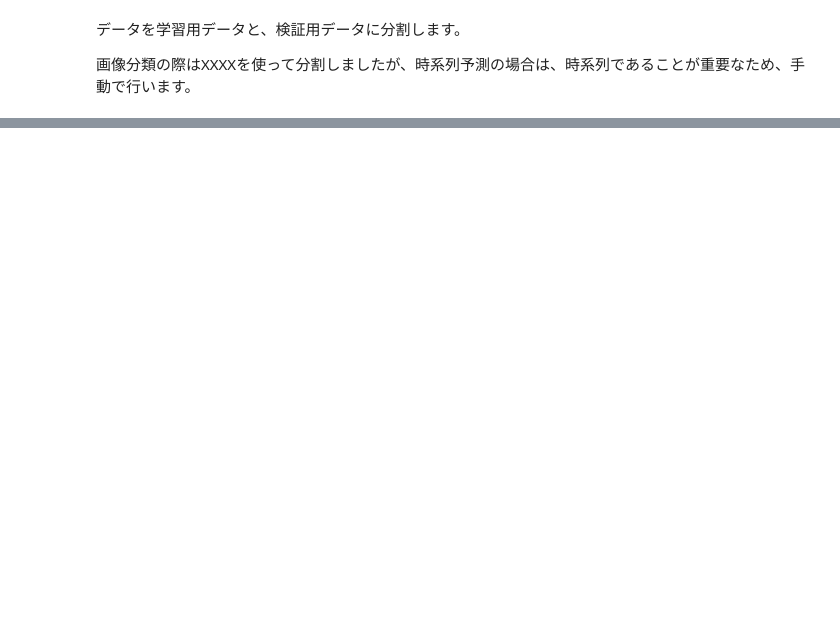
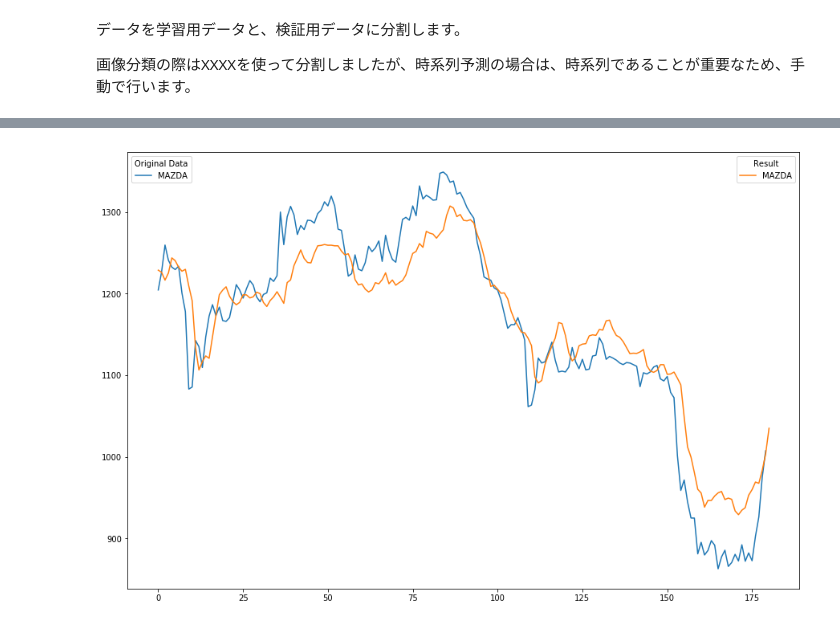
Before and after one commit to scpepper69/ml-learning-materials, a Jupyter notebook: TensorFlow_Keras_LSTM_01_draft.ipynb, the cells around one changed output, grey strips where cells are left out. Saved outputs shown, nothing was run; the diff lists cells and outputs as text; code cells hidden in the pictures; blank space fills up the shorter version.

```diff
--- a/TensorFlow_Keras_LSTM_01_draft.ipynb
+++ b/TensorFlow_Keras_LSTM_01_draft.ipynb
@@ -306,3 +310,17 @@ plt.close()
+# %%
+plt.figure(figsize=(15, 10))
+
+p1 = plt.plot(dataframe.values[len(dataset)-val_days:len(dataset),0])
+p2 = plt.plot(scaled_testPredict)
+
+l1 = plt.legend(p1, legend_list, loc='upper left', title='Original Data')
+l2 = plt.legend(p2, legend_list, loc='upper right', title='Result')
+
+plt.gca().add_artist(l1)
+plt.show()
+plt.close()
+# %% [output]
+[figure, added]
 # %%
 K.set_learning_phase(0)
 ksess = K.get_session()
```
Also changed, not shown: parts of 12 cells of this notebook.
